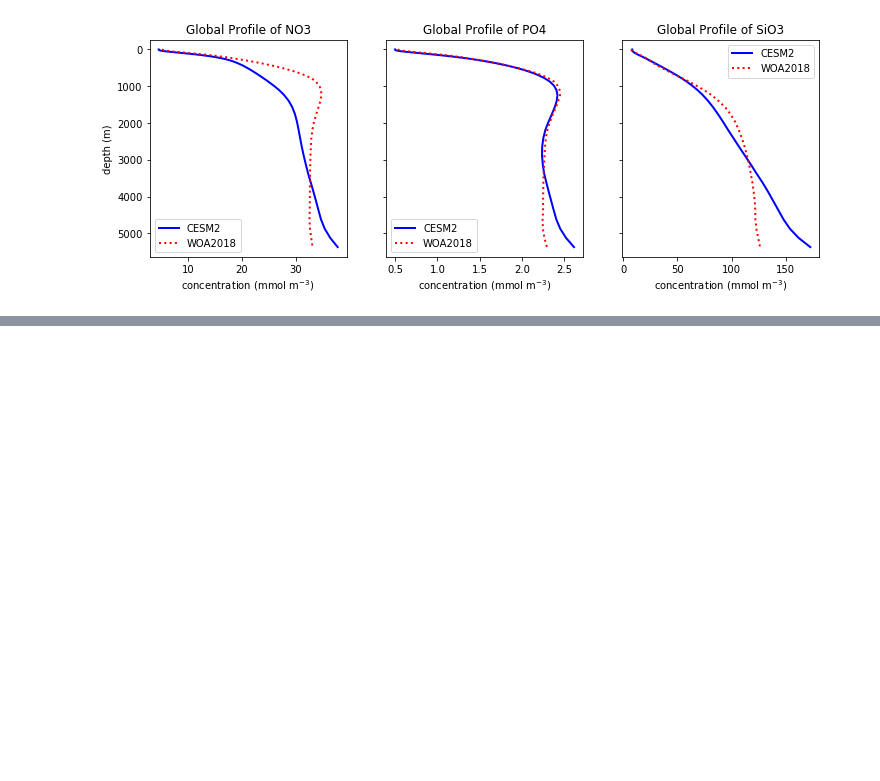
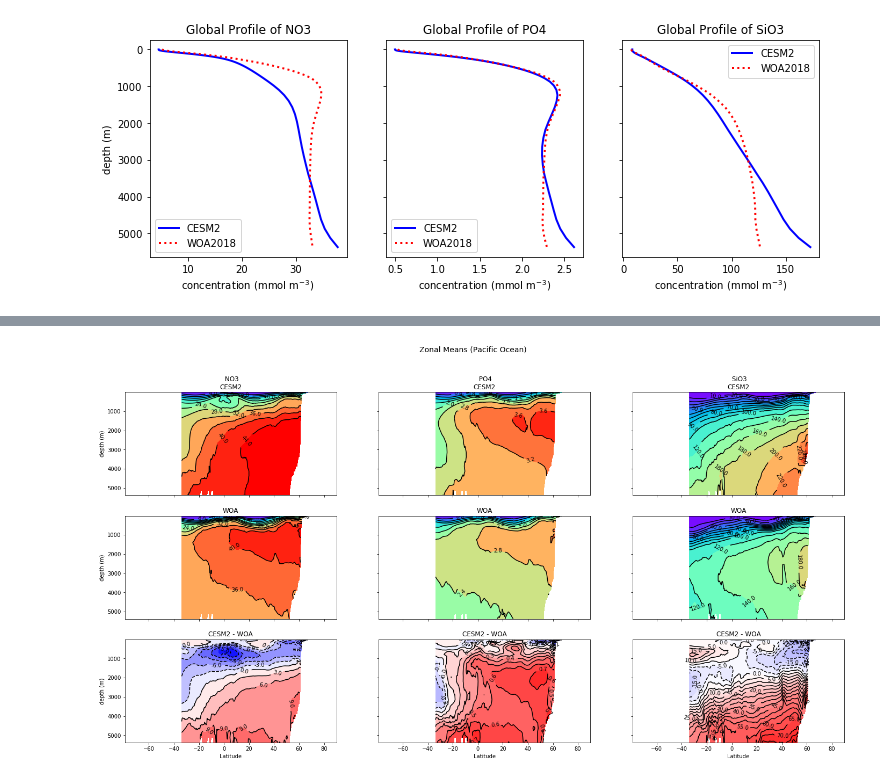
Before and after one commit to marbl-ecosys/cesm2-marbl, a Jupyter notebook: notebooks/nutrient plots.ipynb, the cells around one changed output, grey strips where cells are left out. Cells and saved outputs as stored; diff of their text form; code cells hidden in the pictures; blank space fills up the shorter version.

```diff
--- a/notebooks/nutrient plots.ipynb
+++ b/notebooks/nutrient plots.ipynb
@@ -250,0 +408,4 @@ plot_global_profile(nutrients, ds, glb_avg, glb_avg_obs)
+# %%
+plot_zonal_averages_by_region(nutrients, 'Pacific Ocean', da_regional, da_regional_obs)
+# %% [output]
+[figure, added]
```
Also changed, not shown: parts of 13 cells of this notebook, 1 other file.
